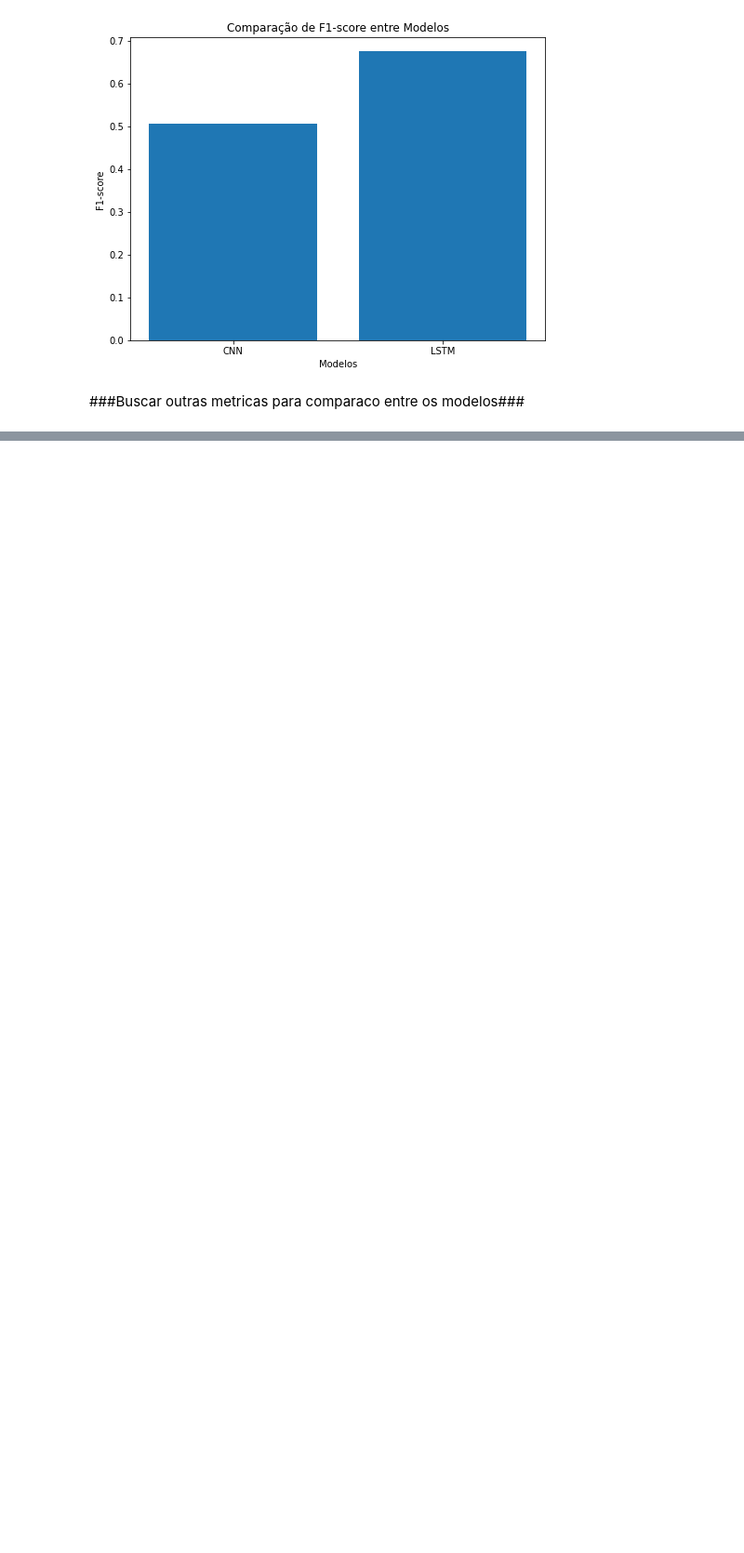
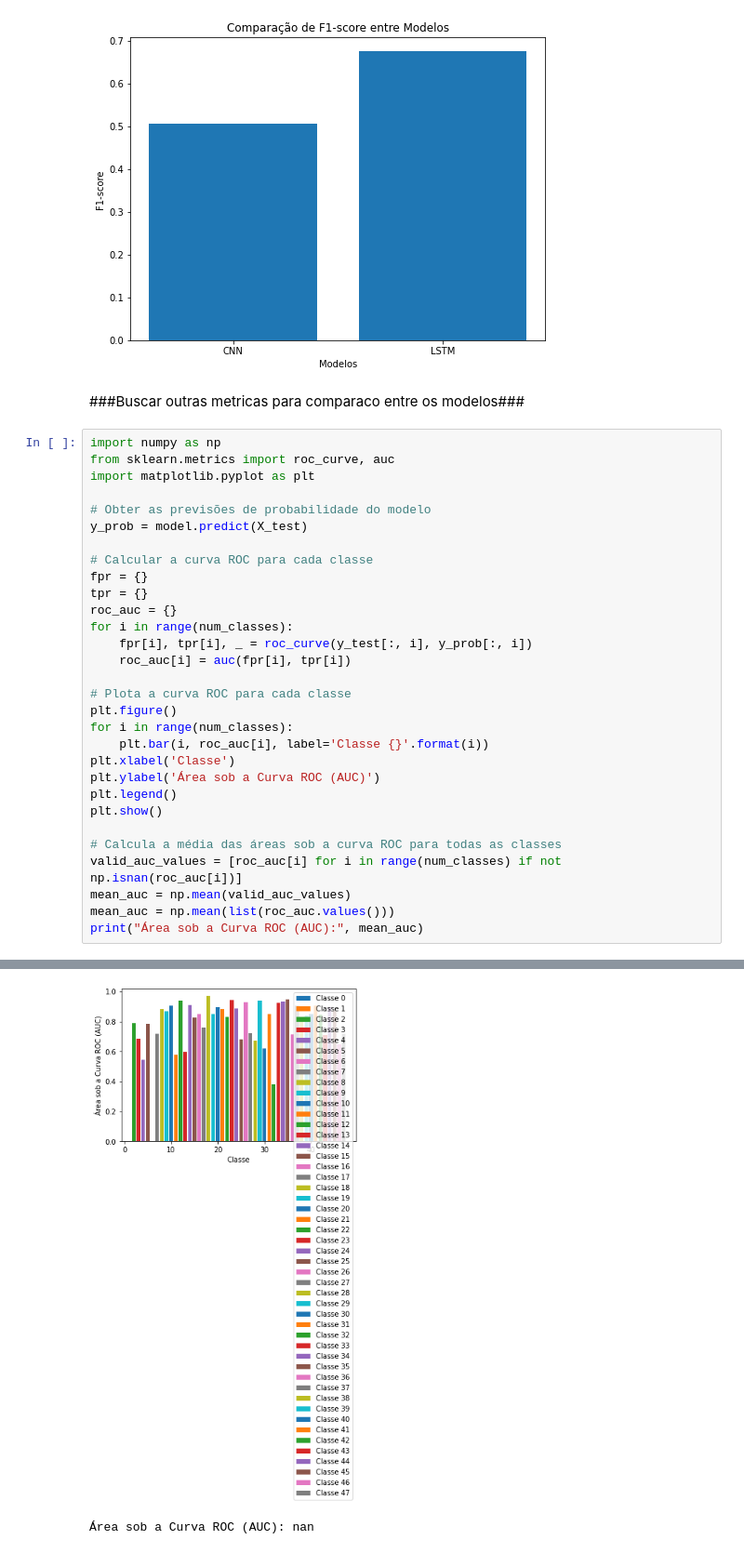
Before and after one commit to Gazola2/fallback-gpt, a Jupyter notebook: IA_classification/analise_modelo.ipynb, the cells around one changed output, grey strips where cells are left out. Shown at 93% size. Cells and saved outputs as stored; diff of their text form; blank space fills up the shorter version.

Commit message:
Ajustes de modelo e envio de msg para o chat-gpt

```diff
--- a/IA_classification/analise_modelo.ipynb
+++ b/IA_classification/analise_modelo.ipynb
@@ -125,3 +125,34 @@ plt.show()
 [figure]
 # %% [markdown]
 ###Buscar outras metricas para comparaco entre os modelos###
+# %%
+import numpy as np
+from sklearn.metrics import roc_curve, auc
+import matplotlib.pyplot as plt
+
+# Obter as previsões de probabilidade do modelo
+y_prob = model.predict(X_test)
+
+# Calcular a curva ROC para cada classe
+fpr = {}
+tpr = {}
+roc_auc = {}
+for i in range(num_classes):
+    fpr[i], tpr[i], _ = roc_curve(y_test[:, i], y_prob[:, i])
+    roc_auc[i] = auc(fpr[i], tpr[i])
+
+# Plota a curva ROC para cada classe
+plt.figure()
+for i in range(num_classes):
+    plt.bar(i, roc_auc[i], label='Classe {}'.format(i))
+plt.xlabel('Classe')
+plt.ylabel('Área sob a Curva ROC (AUC)')
+plt.legend()
+plt.show()
+
+# Calcula a média das áreas sob a curva ROC para todas as classes
+valid_auc_values = [roc_auc[i] for i in range(num_classes) if not np.isnan(roc_auc[i])]
+mean_auc = np.mean(valid_auc_values)
+mean_auc = np.mean(list(roc_auc.values()))
+print("Área sob a Curva ROC (AUC):", mean_auc)
+# %% [output]
@@ -127,0 +160,2 @@ plt.show()
+[figure, added]
+Área sob a Curva ROC (AUC): nan
```
Also changed, not shown: parts of 4 cells of this notebook, 5 other files.
